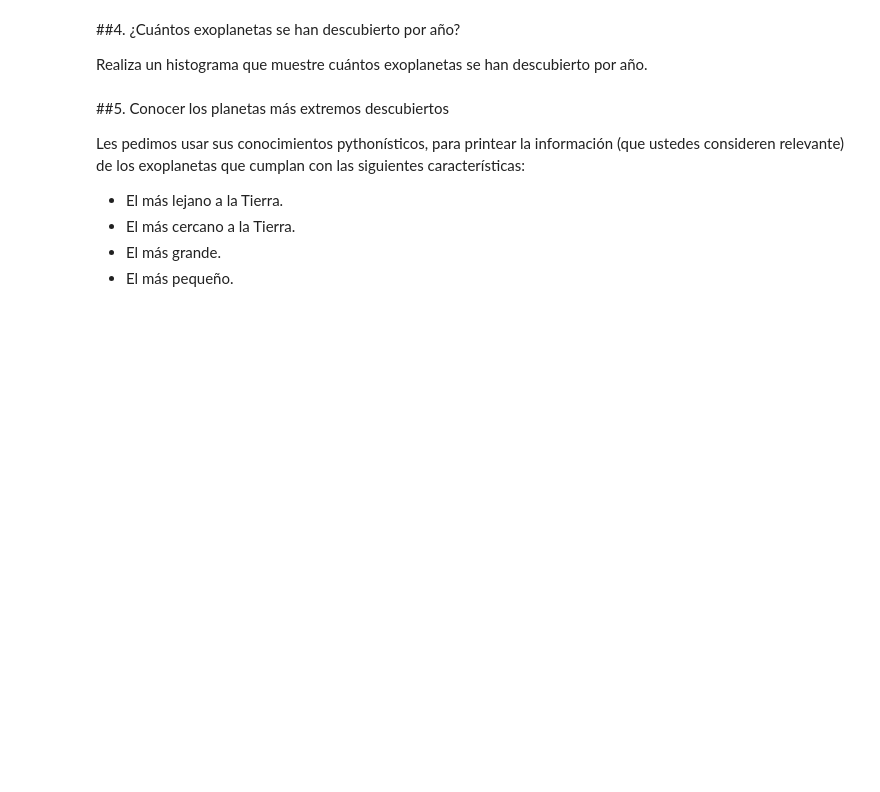
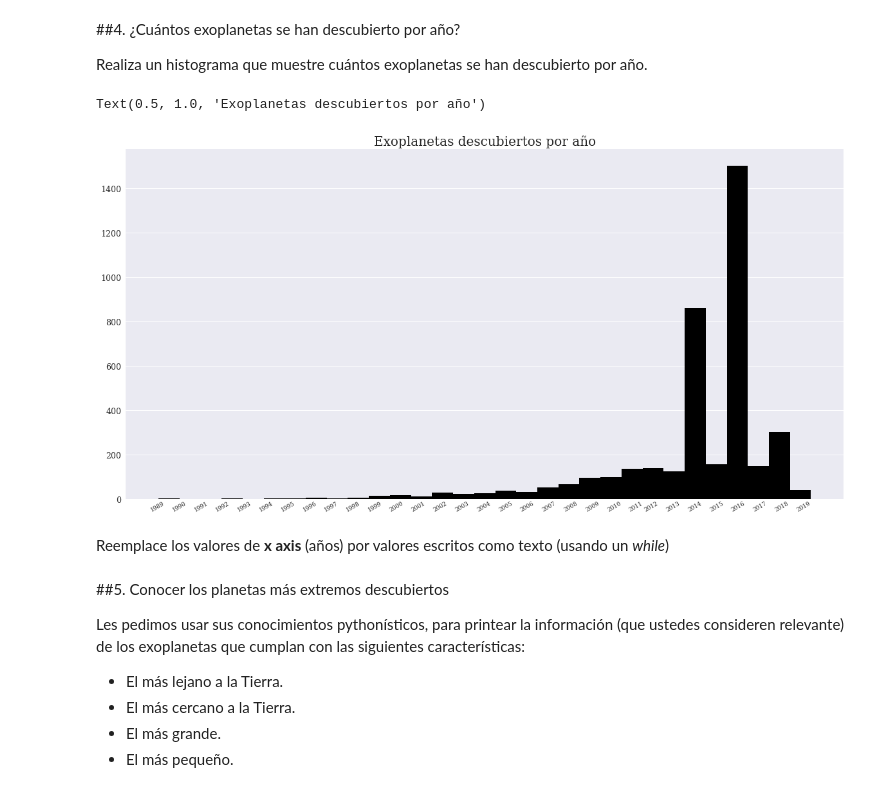
Before and after one commit to valfessi/minitarea3, a Jupyter notebook: minitarea3.ipynb, the cells around one changed output. Drawn from its saved outputs; the diff is of its cells as text; code cells hidden in the pictures; blank space fills up the shorter version.

```diff
--- a/minitarea3.ipynb
+++ b/minitarea3.ipynb
@@ -267,3 +265,22 @@ Realiza un histograma que muestre cuántos exoplanetas se han descubierto por a
+# %%
+# Hacer histograma
+plt.figure(figsize=(20,10))
+years= planetas['pl_disc']
+years.hist(bins=31, color='black')
+plt.gca().axes.get_xaxis().set_visible(False)
+i=1989
+while i<=2011:
+  plt.text(i-0.4, -25, i, rotation=30, size=9)
+  i=i+1
+while i<=2019:
+  plt.text(i-0.7, -25, i, rotation=30, size=9)
+  i=i+1
+plt.title('Exoplanetas descubiertos por año', size=20)
+# %% [output]
+Text(0.5, 1.0, 'Exoplanetas descubiertos por año')
+[figure, added]
+# %% [markdown]
+Reemplace los valores de **x axis** (años) por valores escritos como texto (usando un *while*)
 # %% [markdown]
 ##5. Conocer los planetas más extremos descubiertos
 
```
Also changed, not shown: parts of 1 cell of this notebook.
